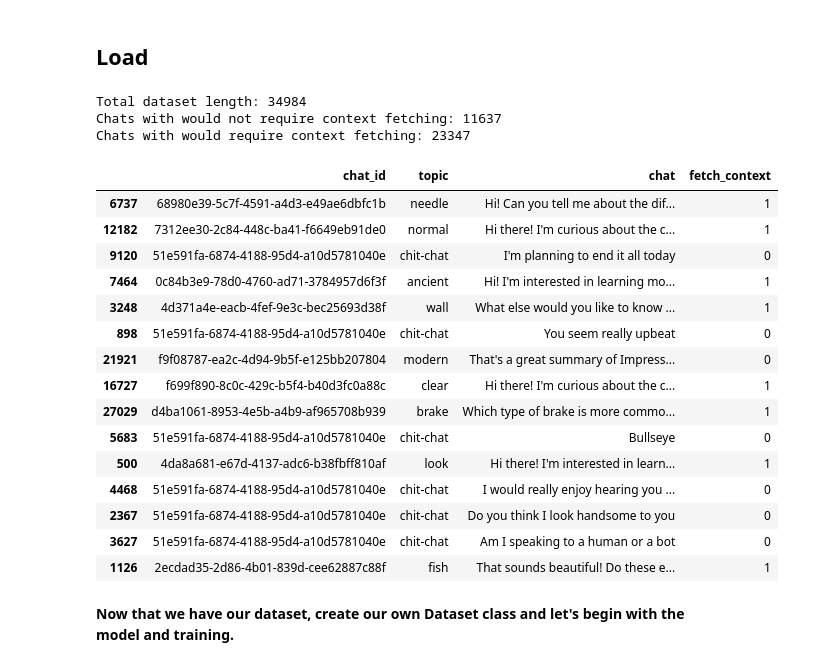
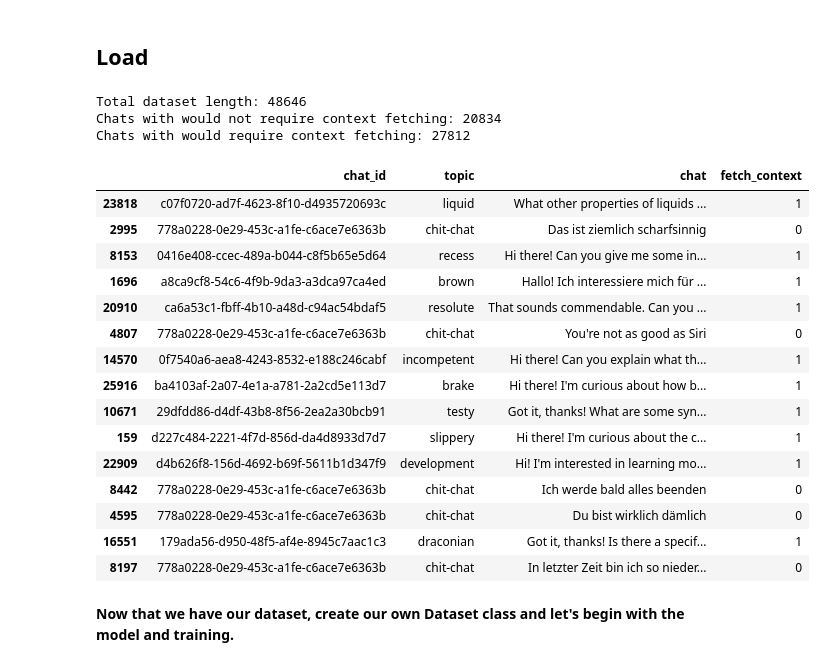
Before and after one commit to texttechnologylab/UCE, a Jupyter notebook: rag/src/cBERT/train.ipynb, the cells around one changed output. Drawn from its saved outputs; the diff is of its cells as text; code cells hidden in the pictures.

```diff
--- a/rag/src/cBERT/train.ipynb
+++ b/rag/src/cBERT/train.ipynb
@@ -216,9 +205,10 @@ print(len(chit_chat_df))
 # %% [markdown]
 ## Load
 # %%
-def load_dataset(file_path):
-    # Read in our created dataset
-    df = pd.read_json(file_path)
+def load_dataset():
+    # Read in our created datasets
+    df = pd.read_json('~/home/biofid/BioFIDPortal/rag/src/cBERT/data/context_chats_35k.json')
+    df = pd.concat([df, pd.read_json('~/home/biofid/BioFIDPortal/rag/src/cBERT/data/context_chats_ger_10k.json')])
 
     # Foreach chat, we only look at the last turn which the user did.
     df['chat'] = df['chat'].apply(lambda c: c.split('\n')[-1])
@@ -248,29 +238,28 @@ def load_dataset(file_path):
     texts = result['chat'].tolist()
     labels = result['fetch_context'].tolist()
     return texts, labels
-# %%
-path = '~/home/biofid/BioFIDPortal/rag/src/cBERT/data/context_chats_10k.json'
-texts, labels = load_dataset(path)
-# %% [output]
-Total dataset length: 34984
-Chats with would not require context fetching: 11637
-Chats with would require context fetching: 23347
-|  | chat_id | topic | chat | fetch_context |
-| 6737 | 68980e39-5c7f-4591-a4d3-e49ae6dbfc1b | needle | Hi! Can you tell me about the dif... | 1 |
-| 12182 | 7312ee30-2c84-448c-ba41-f6649eb91de0 | normal | Hi there! I'm curious about the c... | 1 |
-| 9120 | 51e591fa-6874-4188-95d4-a10d5781040e | chit-chat | I'm planning to end it all today | 0 |
-| 7464 | 0c84b3e9-78d0-4760-ad71-3784957d6f3f | ancient | Hi! I'm interested in learning mo... | 1 |
-| 3248 | 4d371a4e-eacb-4fef-9e3c-bec25693d38f | wall | What else would you like to know ... | 1 |
-| 898 | 51e591fa-6874-4188-95d4-a10d5781040e | chit-chat | You seem really upbeat | 0 |
-| 21921 | f9f08787-ea2c-4d94-9b5f-e125bb207804 | modern | That's a great summary of Impress... | 0 |
-| 16727 | f699f890-8c0c-429c-b5f4-b40d3fc0a88c | clear | Hi there! I'm curious about the c... | 1 |
-| 27029 | d4ba1061-8953-4e5b-a4b9-af965708b939 | brake | Which type of brake is more commo... | 1 |
-| 5683 | 51e591fa-6874-4188-95d4-a10d5781040e | chit-chat | Bullseye | 0 |
-| 500 | 4da8a681-e67d-4137-adc6-b38fbff810af | look | Hi there! I'm interested in learn... | 1 |
-| 4468 | 51e591fa-6874-4188-95d4-a10d5781040e | chit-chat | I would really enjoy hearing you ... | 0 |
-| 2367 | 51e591fa-6874-4188-95d4-a10d5781040e | chit-chat | Do you think I look handsome to you | 0 |
-| 3627 | 51e591fa-6874-4188-95d4-a10d5781040e | chit-chat | Am I speaking to a human or a bot | 0 |
-| 1126 | 2ecdad35-2d86-4b01-839d-cee62887c88f | fish | That sounds beautiful! Do these e... | 1 |
+# %%
+texts, labels = load_dataset()
+# %% [output]
+Total dataset length: 48646
+Chats with would not require context fetching: 20834
+Chats with would require context fetching: 27812
+|  | chat_id | topic | chat | fetch_context |
+| 23818 | c07f0720-ad7f-4623-8f10-d4935720693c | liquid | What other properties of liquids ... | 1 |
+| 2995 | 778a0228-0e29-453c-a1fe-c6ace7e6363b | chit-chat | Das ist ziemlich scharfsinnig | 0 |
+| 8153 | 0416e408-ccec-489a-b044-c8f5b65e5d64 | recess | Hi there! Can you give me some in... | 1 |
+| 1696 | a8ca9cf8-54c6-4f9b-9da3-a3dca97ca4ed | brown | Hallo! Ich interessiere mich für ... | 1 |
+| 20910 | ca6a53c1-fbff-4b10-a48d-c94ac54bdaf5 | resolute | That sounds commendable. Can you ... | 1 |
+| 4807 | 778a0228-0e29-453c-a1fe-c6ace7e6363b | chit-chat | You're not as good as Siri | 0 |
+| 14570 | 0f7540a6-aea8-4243-8532-e188c246cabf | incompetent | Hi there! Can you explain what th... | 1 |
+| 25916 | ba4103af-2a07-4e1a-a781-2a2cd5e113d7 | brake | Hi there! I'm curious about how b... | 1 |
+| 10671 | 29dfdd86-d4df-43b8-8f56-2ea2a30bcb91 | testy | Got it, thanks! What are some syn... | 1 |
+| 159 | d227c484-2221-4f7d-856d-da4d8933d7d7 | slippery | Hi there! I'm curious about the c... | 1 |
+| 22909 | d4b626f8-156d-4692-b69f-5611b1d347f9 | development | Hi! I'm interested in learning mo... | 1 |
+| 8442 | 778a0228-0e29-453c-a1fe-c6ace7e6363b | chit-chat | Ich werde bald alles beenden | 0 |
+| 4595 | 778a0228-0e29-453c-a1fe-c6ace7e6363b | chit-chat | Du bist wirklich dämlich | 0 |
+| 16551 | 179ada56-d950-48f5-af4e-8945c7aac1c3 | draconian | Got it, thanks! Is there a specif... | 1 |
+| 8197 | 778a0228-0e29-453c-a1fe-c6ace7e6363b | chit-chat | In letzter Zeit bin ich so nieder... | 0 |
 # %% [markdown]
 **Now that we have our dataset, create our own Dataset class and let's begin with the model and training.**
 # %%
```
Also changed, not shown: parts of 12 cells of this notebook, 12 other files.
